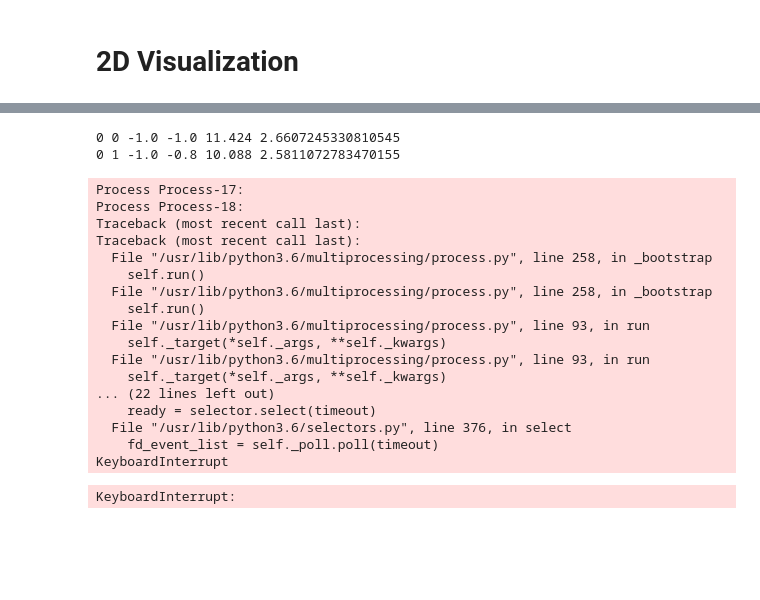
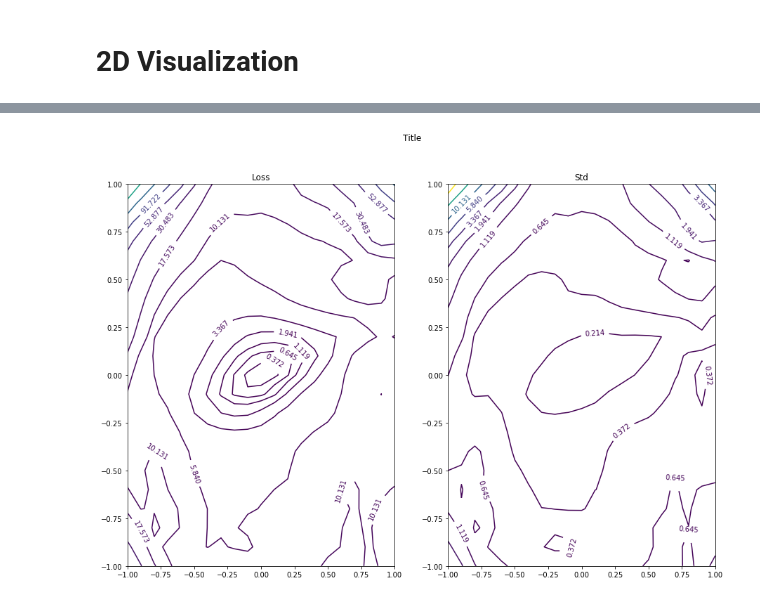
Before and after one commit to leesy714/nn_landscape_var, a Jupyter notebook: landscape_test.ipynb, the cells around one changed output, grey strips where cells are left out. Drawn from its saved outputs; the diff is of its cells as text; code cells hidden in the pictures; blank space fills up the shorter version.

```diff
--- a/landscape_test.ipynb
+++ b/landscape_test.ipynb
@@ -107,5 +143,2 @@ origin = net_sgd.get_weight_vector()
 # %% [markdown]
 # 2D Visualization
-# %%
-r = 1.0
-scale=11
@@ -129,31 +144,0 @@ test(tnet,testloader)
-# %%
-
-for i,j in product(range(nx),range(ny)):
-    vec = origin + b1 * x[i] + b2 * y[j]
-    tnet.set_weight_vector(vec)
-    loss, std, acc = test(tnet, trainloader)
-    loss_map[i, j] = loss
-    acc_map[i, j] = acc
-    std_map[i, j] = std
-    print(i, j, x[i], y[j], acc, loss)
-# %% [output]
-0 0 -1.0 -1.0 11.424 2.6607245330810545
-0 1 -1.0 -0.8 10.088 2.5811072783470155
-Process Process-17:
-Process Process-18:
-Traceback (most recent call last):
-Traceback (most recent call last):
-  File "/usr/lib/python3.6/multiprocessing/process.py", line 258, in _bootstrap
-    self.run()
-  File "/usr/lib/python3.6/multiprocessing/process.py", line 258, in _bootstrap
-    self.run()
-  File "/usr/lib/python3.6/multiprocessing/process.py", line 93, in run
-    self._target(*self._args, **self._kwargs)
-  File "/usr/lib/python3.6/multiprocessing/process.py", line 93, in run
-    self._target(*self._args, **self._kwargs)
-... (22 lines left out)
-    ready = selector.select(timeout)
-  File "/usr/lib/python3.6/selectors.py", line 376, in select
-    fd_event_list = self._poll.poll(timeout)
-KeyboardInterrupt
-KeyboardInterrupt:
@@ -170,6 +144,0 @@ loss_map.shape
-# %%
-plt.figure(figsize=(6,6))
-cs = plt.contourf(X,Y,loss_map,levels=100  )
-cbar = plt.colorbar(cs)
-#plt.xlim([0,b1_n])
-#plt.ylim([0,b2_n])
@@ -177,0 +145,22 @@ loss_map.shape
+# %%
+def plot_2d_landscape(loss_map, std_map,r=1.0, title='Title',):
+    scale = loss_map.shape[0]
+    x = np.linspace(-r, r, scale)
+    y = np.linspace(-r, r,scale)
+    X,Y = np.meshgrid(x,y)
+
+
+    fig, axes = plt.subplots(1,2, figsize=(15,10))
+
+
+    cs = axes[0].contour(X,Y,loss_map, levels=np.logspace(np.log(loss_map.min()), np.log(loss_map.max()),15,base=np.e))
+    plt.clabel(cs, inline=1, fontsize=10)
+    axes[0].set_title('Loss')
+    cs = axes[1].contour(X,Y,std_map, levels=np.logspace(np.log(std_map.min()), np.log(std_map.max()),15,base=np.e))
+    plt.clabel(cs, inline=1, fontsize=10)
+    axes[1].set_title('Std')
+    fig.suptitle(title)
+# %%
+plot_2d_landscape(loss_map,std_map)
+# %% [output]
+[figure, added]
```
Also changed, not shown: parts of 29 cells of this notebook, 5 other files.
